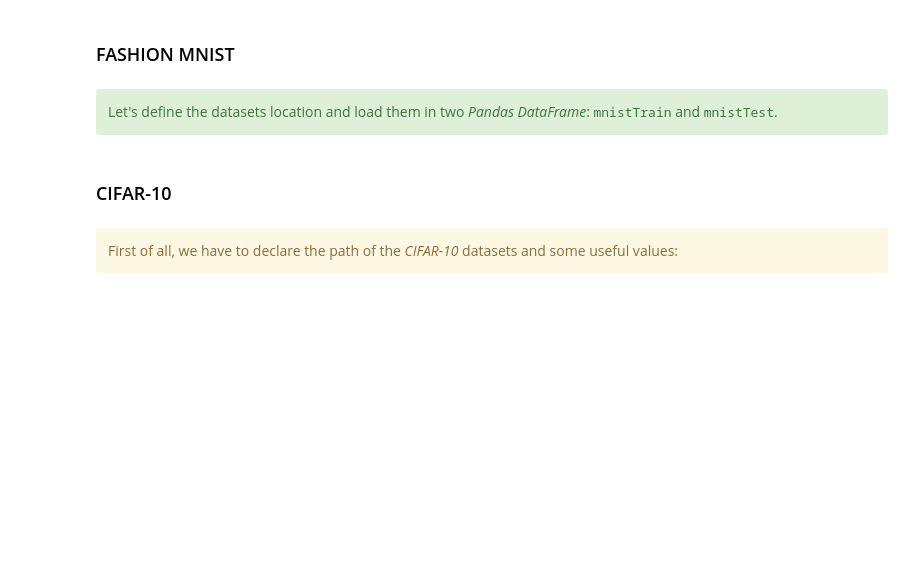
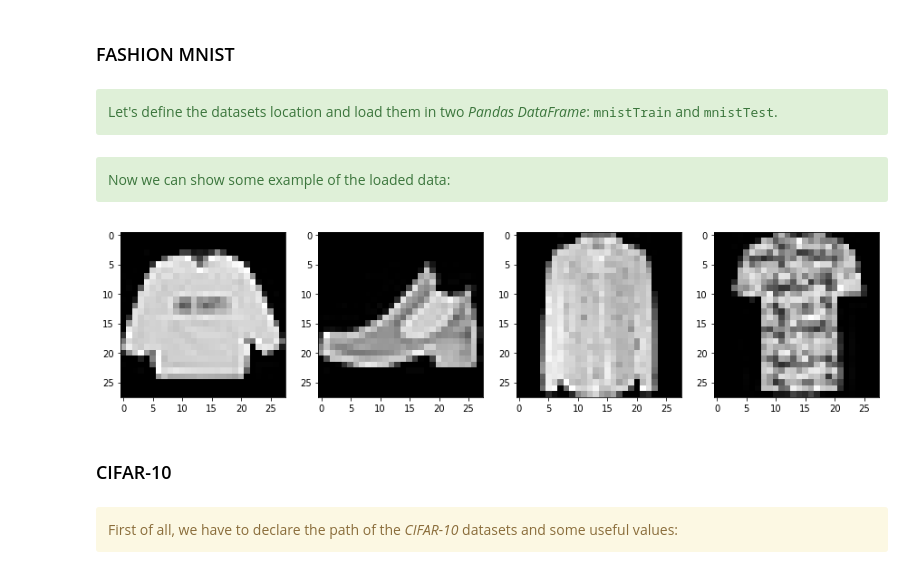
Before and after one commit to claudioscalzo/asi-challenge, a Jupyter notebook: asi_challenge_claudio_scalzo.ipynb, the cells around one changed output. Cells and saved outputs as stored; diff of their text form; code cells hidden in the pictures; blank space fills up the shorter version.

```diff
--- a/asi_challenge_claudio_scalzo.ipynb
+++ b/asi_challenge_claudio_scalzo.ipynb
@@ -71,6 +78,20 @@ mnistTestFile = mnistPath + "fashion-mnist_test.csv"
 # LOAD THE MNIST AND CIFAR TRAINSET AND DATASET
 mnistTrain = pd.read_csv(mnistTrainFile)
 mnistTest = pd.read_csv(mnistTestFile)
+# %% [markdown]
+<div class='alert alert-success'>
+Now we can show some example of the loaded data:
+</div>
+# %%
+# SHOW SOME SAMPLES
+plt.figure(figsize=(15,10))
+for i in range(4):
+    plt.subplot(1,4,i+1)
+    image = mnistTrain.drop(columns=["label"]).loc[i].values.reshape((height, width))
+    plt.imshow(image, cmap="gray")
+plt.show()
+# %% [output]
+[figure, added]
 # %% [markdown]
 ### <div class="label label-warning">CIFAR-10</div>
 # %% [markdown]
```
Also changed, not shown: parts of 9 cells of this notebook.
